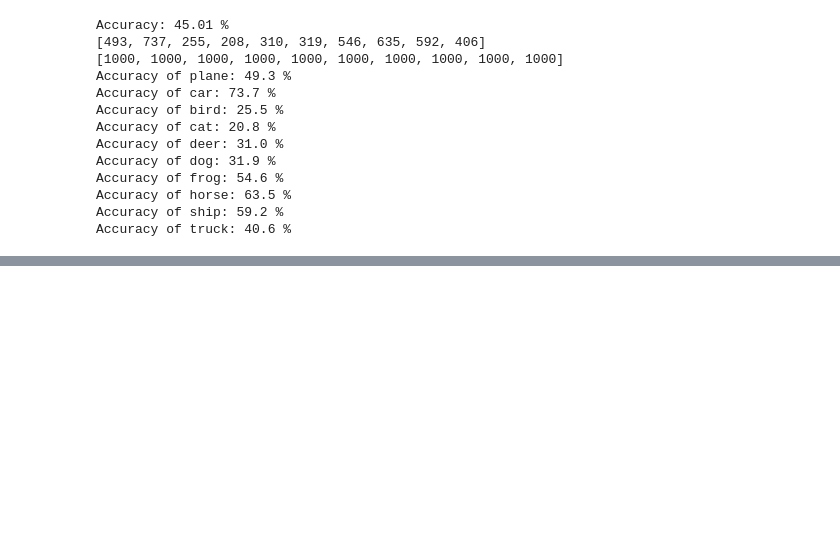
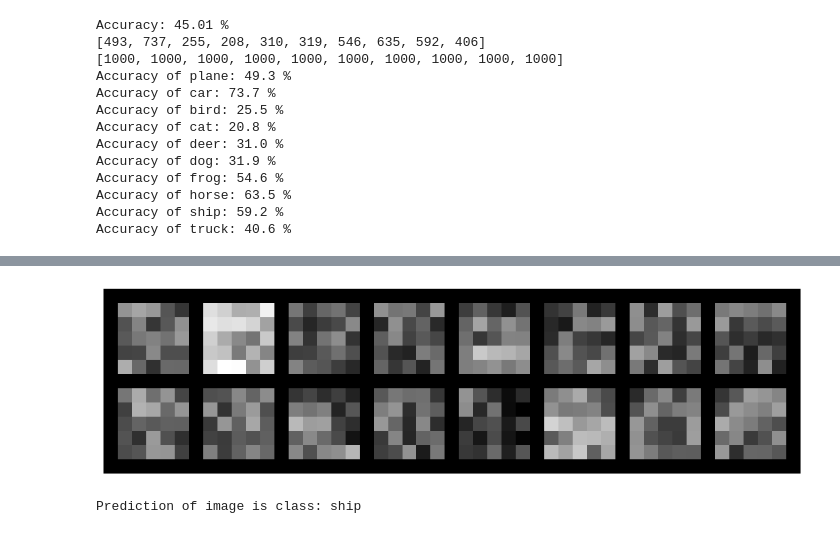
Before and after one commit to TheEagleboy/Machine-Learning, a Jupyter notebook: CNN.ipynb, the cells around one changed output, grey strips where cells are left out. Saved outputs shown, nothing was run; the diff lists cells and outputs as text; code cells hidden in the pictures; blank space fills up the shorter version.

```diff
--- a/CNN.ipynb
+++ b/CNN.ipynb
@@ -151,0 +196,38 @@ Accuracy of truck: 40.6 %
+# %%
+import torchvision.utils as vutils
+
+weights = model.conv2.weight.detach().cpu()
+# normalize weights for plotting
+grid = vutils.make_grid(weights[:,0:1,:,:], normalize=True, nrow=8, padding=1)
+plt.figure(figsize=(12,6))
+plt.imshow(grid.permute(1,2,0).cpu())
+plt.axis('off')
+plt.show()
+# %% [output]
+[figure, added]
+# %%
+# Assume input_image is [3,H,W] and normalized
+images, labels = next(iter(test_loader))
+image = images[1]
+input_batch = image.unsqueeze(0)  # [1,3,H,W]
+
+# Move to same device
+input_batch = input_batch.to(device)
+model.conv2.to(device)
+
+
+# Get activations using forward hook or simple intermediate pass
+with torch.no_grad():
+    x = model.conv1(input_batch)   # first conv layer
+    x = torch.relu(x)
+    x2 = model.conv2(x)            # second conv layer
+    x2 = torch.relu(x2)      # optional activation
+
+    pred = model(input_batch)
+    _, predicted = torch.max(pred, 1)
+    print(f"Prediction of image is class: {classes[predicted]}")
+
+
+# x2.shape = [1, 16, H2, W2]
+# %% [output]
+Prediction of image is class: ship
```
Also changed, not shown: parts of 7 cells of this notebook.
